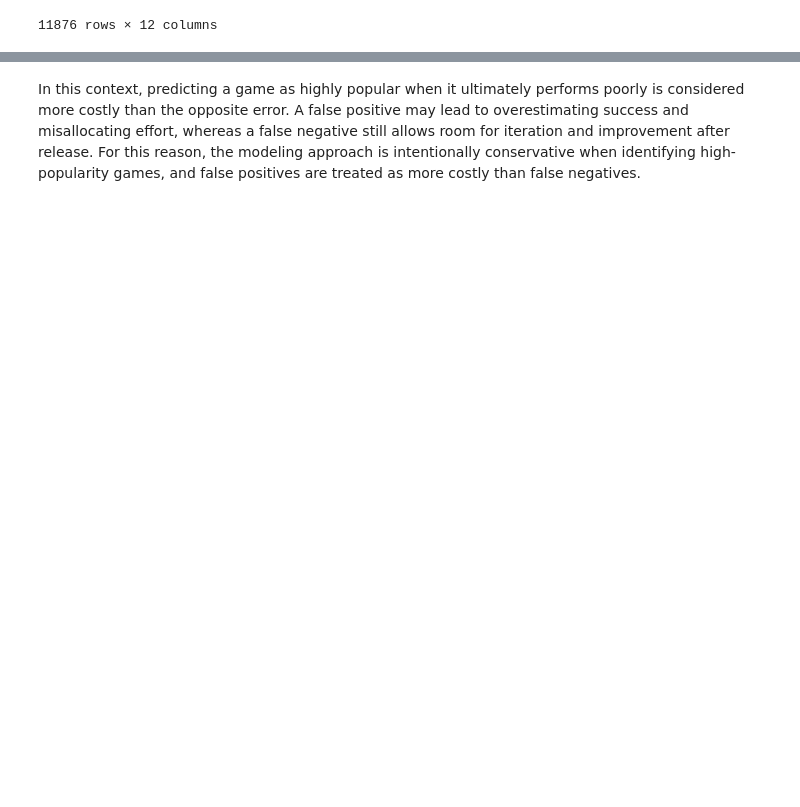
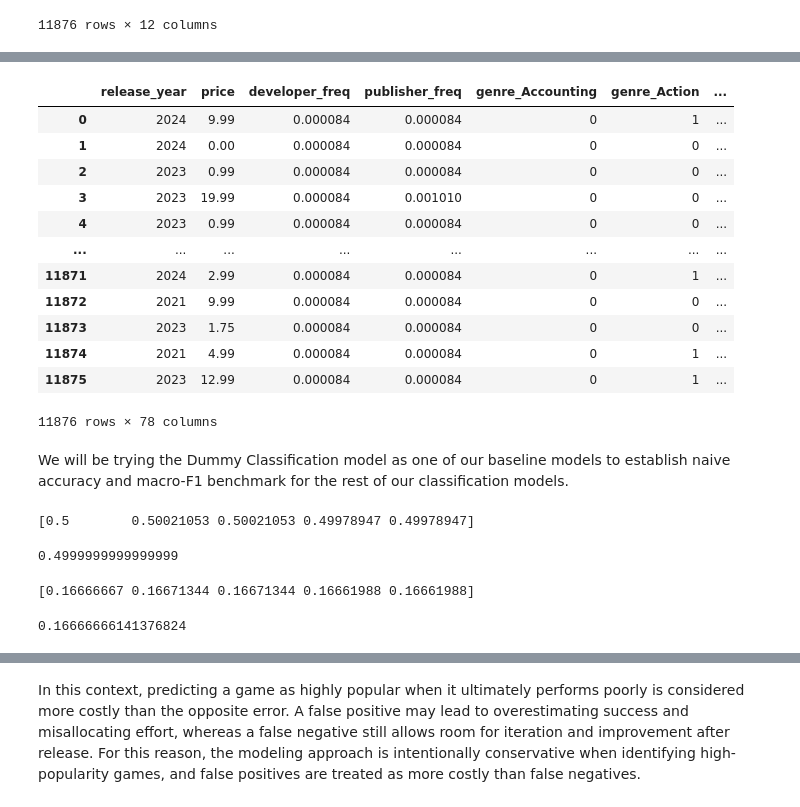
Before and after one commit to chucan1312/steam-popularity-ml, a Jupyter notebook: notebooks/02-steam_popularity_modeling.ipynb, the cells around one changed output, grey strips where cells are left out. Saved outputs shown, nothing was run; the diff lists cells and outputs as text; code cells hidden in the pictures; blank space fills up the shorter version.

Commit message:
Model exploration, selection, tuning and final evaluation

```diff
--- a/notebooks/02-steam_popularity_modeling.ipynb
+++ b/notebooks/02-steam_popularity_modeling.ipynb
@@ -241 +250,21 @@ array(['Adjustable Difficulty', 'Adjustable Text Size', 'Camera Comfort',
+# %%
+genre_ohe = mlb_genres.transform(
+    undersampled_training['genres_separated']
+)
+
+genre_df = pd.DataFrame(
+    genre_ohe,
+    columns=[f'genre_{g}' for g in mlb_genres.classes_],
+    index=undersampled_training.index
+)
+
+cat_ohe = mlb_categories.transform(
+    undersampled_training['categories_separated']
+)
+
+cat_df = pd.DataFrame(
+    cat_ohe,
+    columns=[f'cat_{c}' for c in mlb_categories.classes_],
+    index=undersampled_training.index
+)
 # %% [markdown]
@@ -266,0 +298,49 @@ Logistic Regression
+# %%
+# Predictors
+X = pd.concat(
+    [
+        undersampled_training[
+            ['release_year', 'price', 'developer_freq', 'publisher_freq']
+        ],
+        genre_df,
+        cat_df
+    ],
+    axis=1
+)
+# Target variable
+y = undersampled_training['popularity']
+X
+# %% [output]
+|  | release_year | price | developer_freq | publisher_freq | genre_Accounting | genre_Action | ... |
+| 0 | 2024 | 9.99 | 0.000084 | 0.000084 | 0 | 1 | ... |
+| 1 | 2024 | 0.00 | 0.000084 | 0.000084 | 0 | 0 | ... |
+| 2 | 2023 | 0.99 | 0.000084 | 0.000084 | 0 | 0 | ... |
+| 3 | 2023 | 19.99 | 0.000084 | 0.001010 | 0 | 0 | ... |
+| 4 | 2023 | 0.99 | 0.000084 | 0.000084 | 0 | 0 | ... |
+| ... | ... | ... | ... | ... | ... | ... | ... |
+| 11871 | 2024 | 2.99 | 0.000084 | 0.000084 | 0 | 1 | ... |
+| 11872 | 2021 | 9.99 | 0.000084 | 0.000084 | 0 | 0 | ... |
+| 11873 | 2023 | 1.75 | 0.000084 | 0.000084 | 0 | 0 | ... |
+| 11874 | 2021 | 4.99 | 0.000084 | 0.000084 | 0 | 1 | ... |
+| 11875 | 2023 | 12.99 | 0.000084 | 0.000084 | 0 | 1 | ... |
+11876 rows × 78 columns
+# %% [markdown]
+We will be trying the Dummy Classification model as one of our baseline models to establish naive accuracy and macro-F1 benchmark for the rest of our classification models.
+# %%
+dummy_accuracy = cross_val_score(DummyClassifier(strategy='most_frequent'), X, y, cv = 5, scoring='accuracy')
+dummy_f1 = cross_val_score(DummyClassifier(strategy='most_frequent'), X, y, cv = 5, scoring='f1_macro')
+print(dummy_accuracy)
+# %% [output]
+[0.5        0.50021053 0.50021053 0.49978947 0.49978947]
+# %%
+print(dummy_accuracy.mean())
+# %% [output]
+0.4999999999999999
+# %%
+print(dummy_f1)
+# %% [output]
+[0.16666667 0.16671344 0.16671344 0.16661988 0.16661988]
+# %%
+print(dummy_f1.mean())
+# %% [output]
+0.16666666141376824
```
Also changed, not shown: parts of 37 cells of this notebook.
